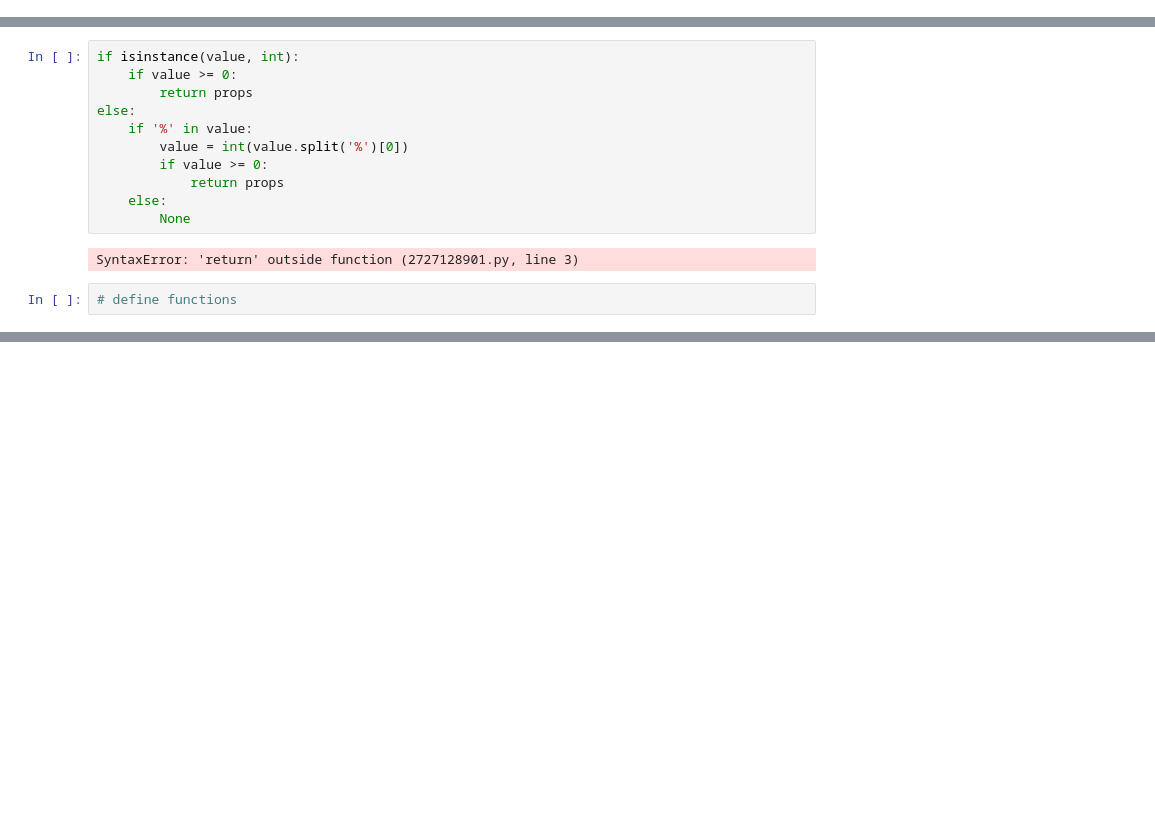
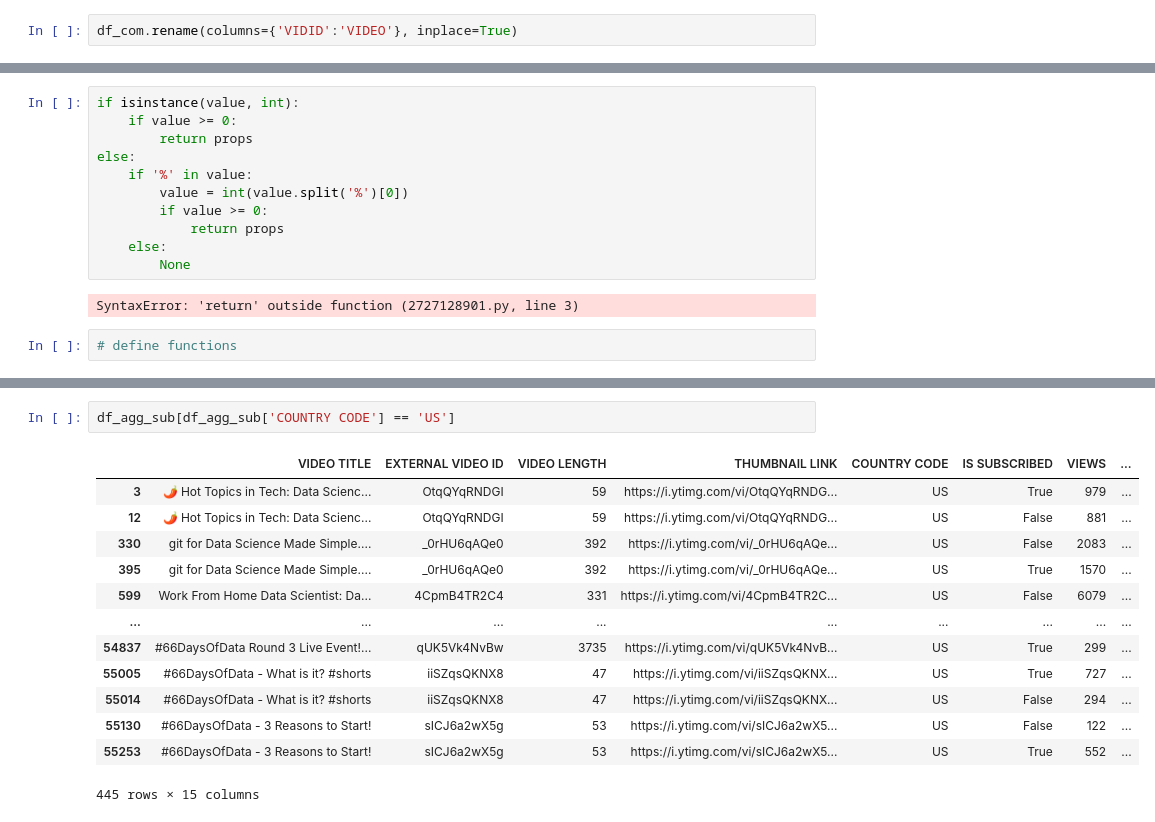
Before and after one commit to andazi/goal-data-science, a Jupyter notebook: deployed apps/project 2/youtube dashbord.ipynb, the cells around one changed output, grey strips where cells are left out. Cells and saved outputs as stored; diff of their text form; blank space fills up the shorter version.

Commit message:
INDIVIDUAL DATA

```diff
--- a/deployed apps/project 2/youtube dashbord.ipynb
+++ b/deployed apps/project 2/youtube dashbord.ipynb
@@ -32,6 +32,8 @@ df_com.columns
 Index(['COMMENTS', 'COMMENT_ID', 'REPLY_COUNT', 'LIKE_COUNT', 'DATE', 'VIDID',
        'USER_ID'],
       dtype='object')
+# %%
+df_com.rename(columns={'VIDID':'VIDEO'}, inplace=True)
 # %%
 df_agg.info()
 # %% [output]
@@ -999,0 +1100,16 @@ elif add_sidebar =="Individual Video Analysis":
+# %%
+df_agg_sub[df_agg_sub['COUNTRY CODE'] == 'US']
+# %% [output]
+|  | VIDEO TITLE | EXTERNAL VIDEO ID | VIDEO LENGTH | THUMBNAIL LINK | COUNTRY CODE | IS SUBSCRIBED | VIEWS | ... |
+| 3 | 🌶 Hot Topics in Tech: Data Scienc... | OtqQYqRNDGI | 59 | https://i.ytimg.com/vi/OtqQYqRNDG... | US | True | 979 | ... |
+| 12 | 🌶 Hot Topics in Tech: Data Scienc... | OtqQYqRNDGI | 59 | https://i.ytimg.com/vi/OtqQYqRNDG... | US | False | 881 | ... |
+| 330 | git for Data Science Made Simple.... | _0rHU6qAQe0 | 392 | https://i.ytimg.com/vi/_0rHU6qAQe... | US | False | 2083 | ... |
+| 395 | git for Data Science Made Simple.... | _0rHU6qAQe0 | 392 | https://i.ytimg.com/vi/_0rHU6qAQe... | US | True | 1570 | ... |
+| 599 | Work From Home Data Scientist: Da... | 4CpmB4TR2C4 | 331 | https://i.ytimg.com/vi/4CpmB4TR2C... | US | False | 6079 | ... |
+| ... | ... | ... | ... | ... | ... | ... | ... | ... |
+| 54837 | #66DaysOfData Round 3 Live Event!... | qUK5Vk4NvBw | 3735 | https://i.ytimg.com/vi/qUK5Vk4NvB... | US | True | 299 | ... |
+| 55005 | #66DaysOfData - What is it? #shorts | iiSZqsQKNX8 | 47 | https://i.ytimg.com/vi/iiSZqsQKNX... | US | True | 727 | ... |
+| 55014 | #66DaysOfData - What is it? #shorts | iiSZqsQKNX8 | 47 | https://i.ytimg.com/vi/iiSZqsQKNX... | US | False | 294 | ... |
+| 55130 | #66DaysOfData - 3 Reasons to Start! | sICJ6a2wX5g | 53 | https://i.ytimg.com/vi/sICJ6a2wX5... | US | False | 122 | ... |
+| 55253 | #66DaysOfData - 3 Reasons to Start! | sICJ6a2wX5g | 53 | https://i.ytimg.com/vi/sICJ6a2wX5... | US | True | 552 | ... |
+445 rows × 15 columns
```
Also changed, not shown: parts of 36 cells of this notebook, 1 other file.
